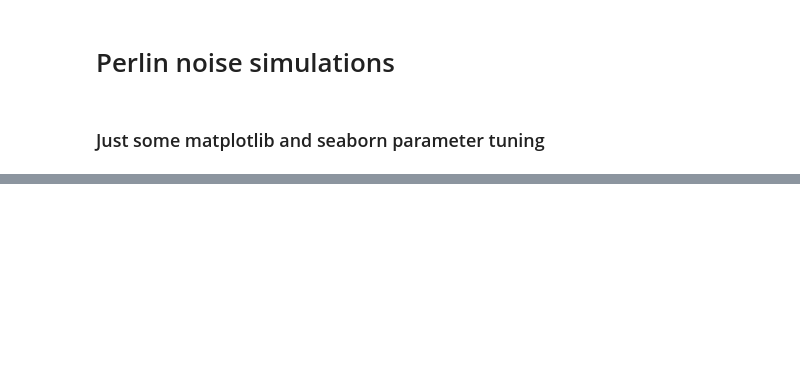
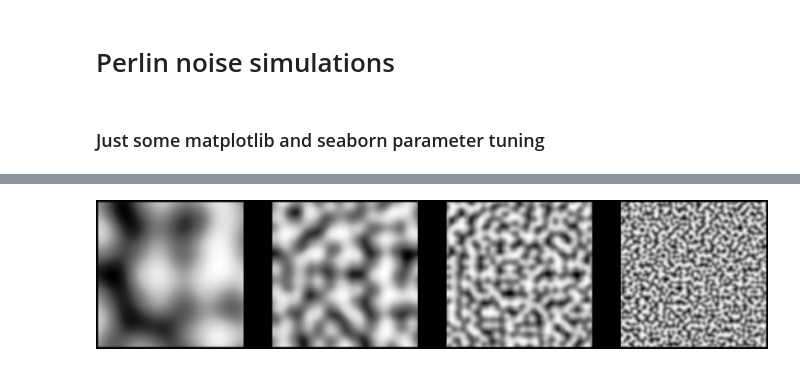
Before and after one commit to masterdesky/ELTE-mod-comp-1-2021, a Jupyter notebook: project/demos/perlin_noise.ipynb, the cells around one changed output, grey strips where cells are left out. Cells and saved outputs as stored; diff of their text form; code cells hidden in the pictures; blank space fills up the shorter version.

```diff
--- a/project/demos/perlin_noise.ipynb
+++ b/project/demos/perlin_noise.ipynb
@@ -145,5 +150,2 @@ interp = get_interp_grid(prefix)
 # %%
 #analyzetree
-# %%
-#ngps = ngp.reshape(((nrows-1)*res+1, (ncols-1)*res+1))
-interps = interp.reshape(((nrows-1)*res+1, (ncols-1)*res+1))
@@ -192,0 +226,21 @@ plt.show()
+# %%
+fig, axes = plt.subplots(nrows=1, ncols=freqs, figsize=(freqs*10,10),
+                         facecolor='black')
+
+
+for ax, i in zip(axes, interps):
+    ax.set_aspect('equal')
+    ax.axis('off')
+
+    ax.imshow(i, extent=(0,ncols-1,0,nrows-1),
+              cmap=cm.Greys_r)
+
+plt.savefig(out + 'perlin_i_nr{}_nc{}_px{}.png'.format(nrows, ncols, res),
+            format='png',
+            dpi=100,
+            facecolor='black',
+            bbox_inches='tight')
+
+plt.show()
+# %% [output]
+[figure, added]
```
Also changed, not shown: parts of 11 cells of this notebook, 42 other files.
